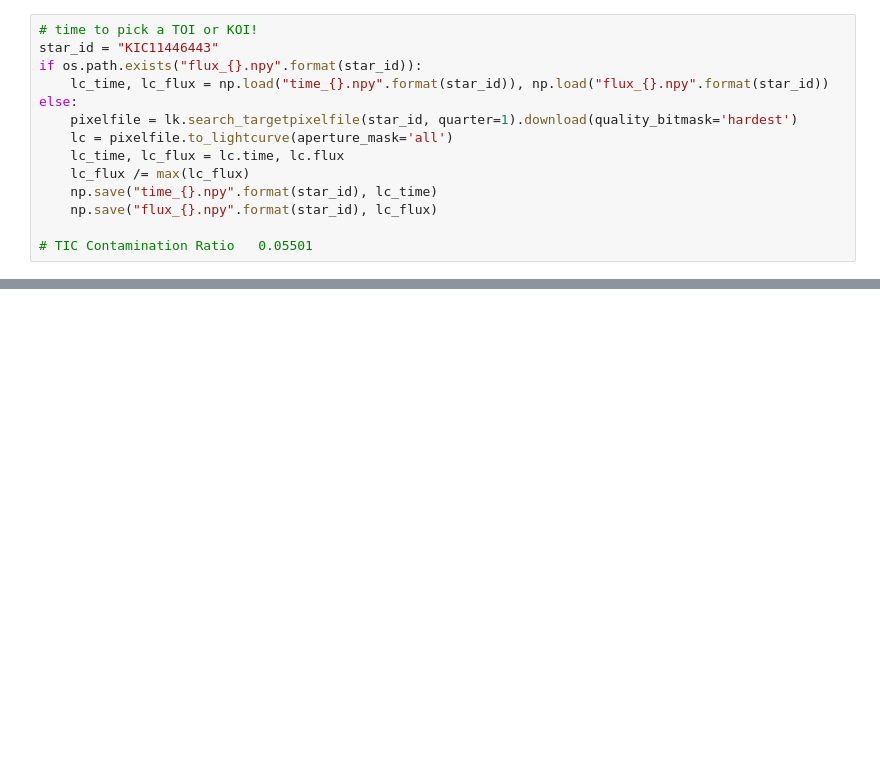
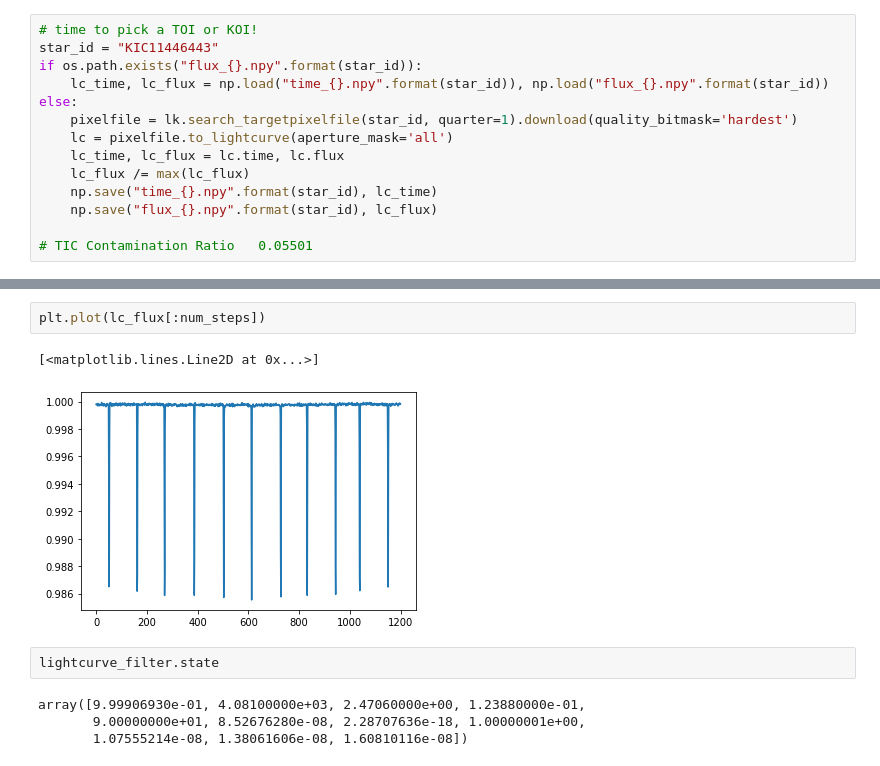
Before and after one commit to aditya-sengupta/tesscomp-prototyping, a Jupyter notebook: ekf_lc_smoothing.ipynb, the cells around one changed output, grey strips where cells are left out. Cells and saved outputs as stored; diff of their text form; blank space fills up the shorter version.

```diff
--- a/ekf_lc_smoothing.ipynb
+++ b/ekf_lc_smoothing.ipynb
@@ -205,0 +158,11 @@ plt.legend()
+# %%
+plt.plot(lc_flux[:num_steps])
+# %% [output]
+[<matplotlib.lines.Line2D at 0x...>]
+[figure, added]
+# %%
+lightcurve_filter.state
+# %% [output]
+array([9.99906930e-01, 4.08100000e+03, 2.47060000e+00, 1.23880000e-01,
+       9.00000000e+01, 8.52676280e-08, 2.28707636e-18, 1.00000001e+00,
+       1.07555214e-08, 1.38061606e-08, 1.60810116e-08])
```
Also changed, not shown: parts of 6 cells of this notebook.
